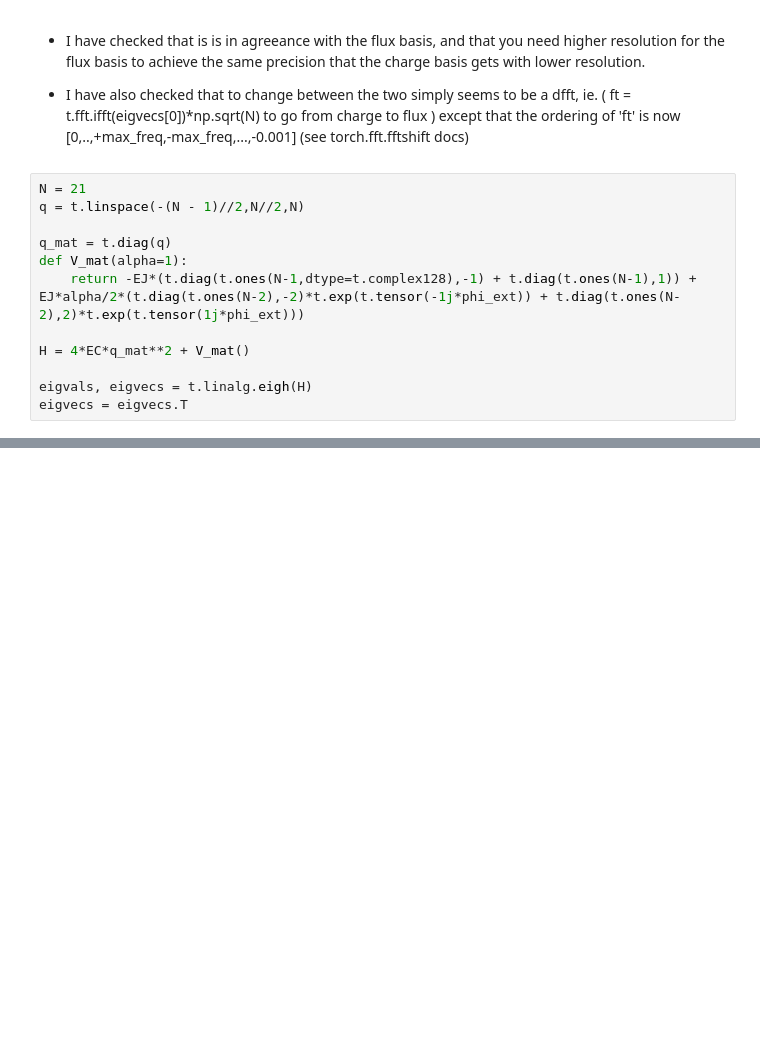
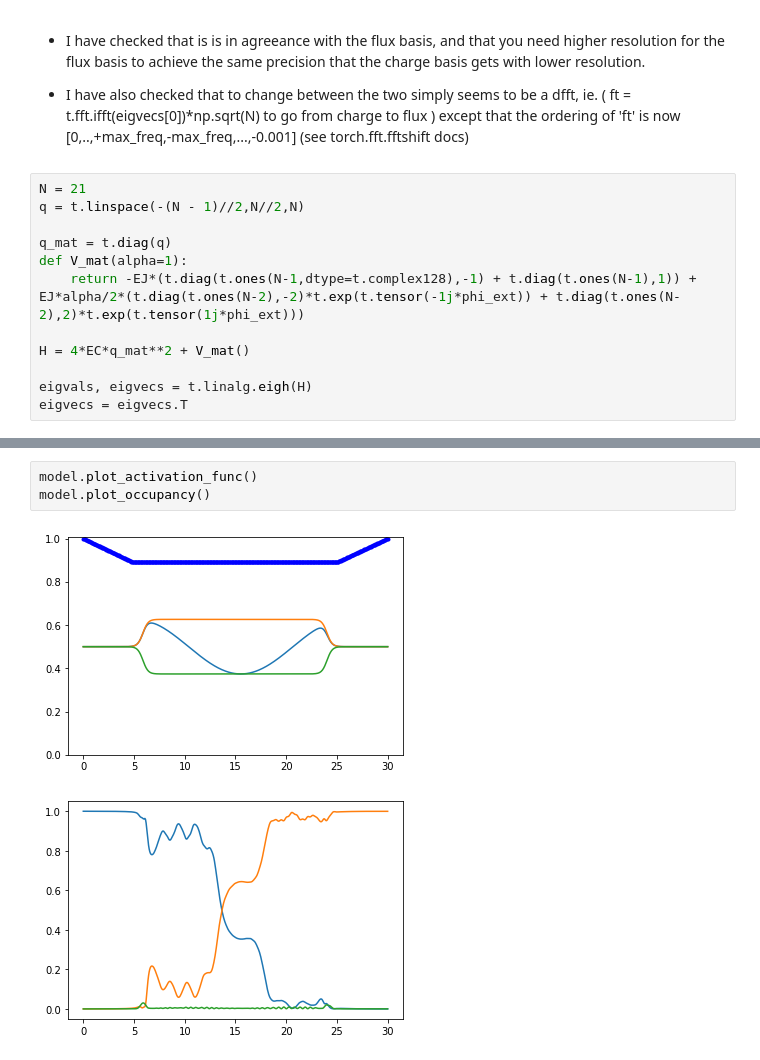
Before and after one commit to Vinther901/Quantum-Optimal-Control, a Jupyter notebook: 1DToyExample/Flensmon_1D.ipynb, the cells around one changed output, grey strips where cells are left out. Drawn from its saved outputs; the diff is of its cells as text; blank space fills up the shorter version.

```diff
--- a/1DToyExample/Flensmon_1D.ipynb
+++ b/1DToyExample/Flensmon_1D.ipynb
@@ -386,0 +334,6 @@ list(model.parameters())
+# %%
+model.plot_activation_func()
+model.plot_occupancy()
+# %% [output]
+[figure, added]
+[figure, added]
```
Also changed, not shown: parts of 13 cells of this notebook.
